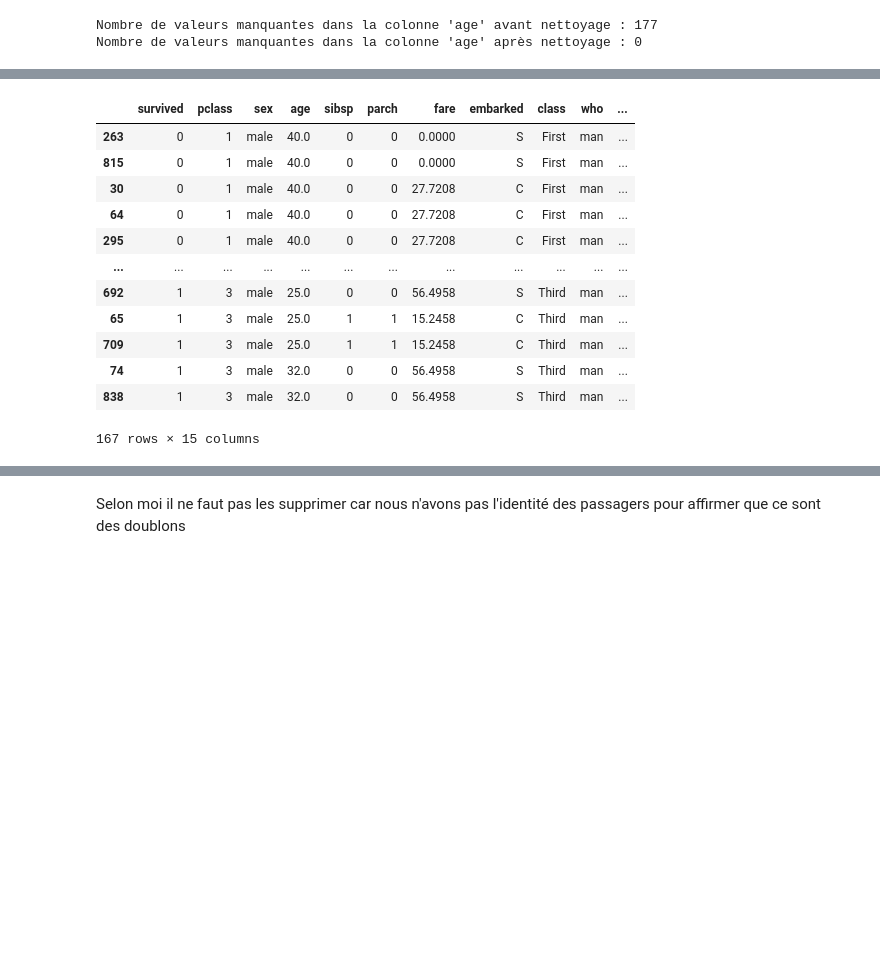
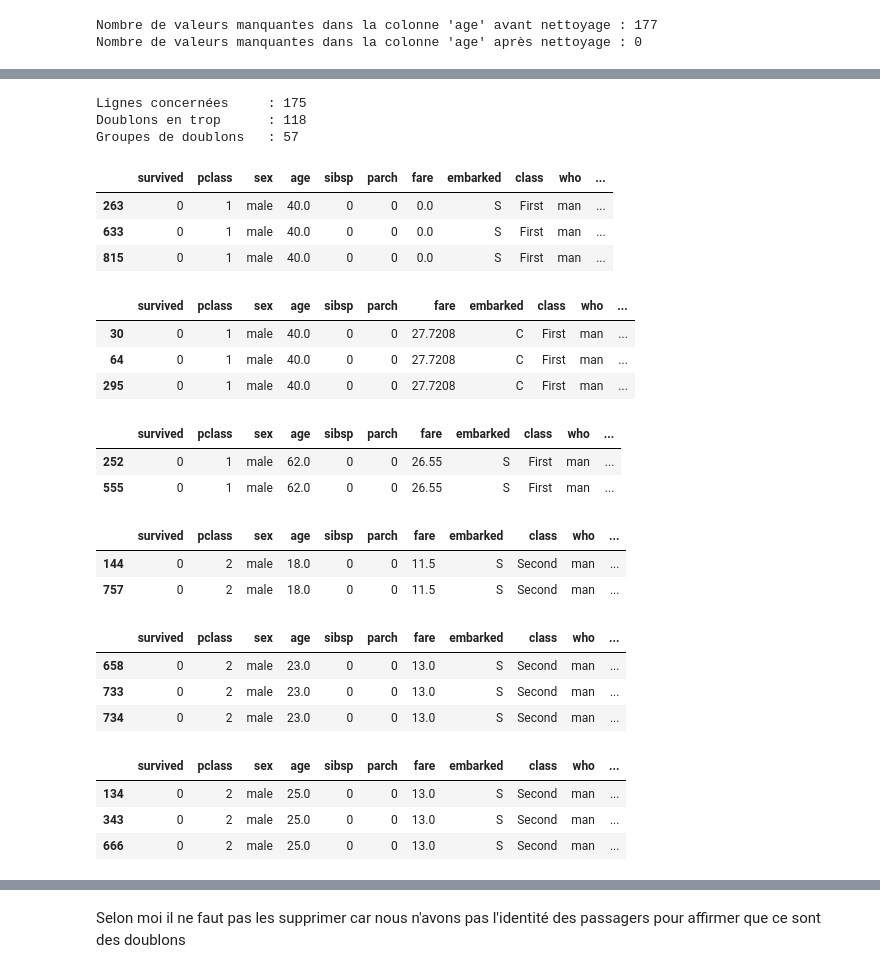
Before and after one commit to DaupinDavid/Exercices_Python, a Jupyter notebook: exercice-08/exercice.ipynb, the cells around one changed output, grey strips where cells are left out. Drawn from its saved outputs; the diff is of its cells as text; code cells hidden in the pictures; blank space fills up the shorter version.

```diff
--- a/exercice-08/exercice.ipynb
+++ b/exercice-08/exercice.ipynb
@@ -23,12 +36,3 @@ print("Nombre de valeurs manquantes dans la colonne 'age' après nettoyage :", d
 # %% [output]
 Nombre de valeurs manquantes dans la colonne 'age' avant nettoyage : 177
 Nombre de valeurs manquantes dans la colonne 'age' après nettoyage : 0
-# %%
-df["deck"].unique()
-print("Nombre de valeurs manquantes dans la colonne 'deck' avant nettoyage :", df["deck"].isna().sum())
-
-df["deck"].value_counts(dropna=False)
-df["deck"] = df["deck"].cat.add_categories(["Inconnu"]).fillna("Inconnu")
-df["deck"].value_counts()
-
-print("Nombre de valeurs manquantes dans la colonne 'deck' après nettoyage :", df["deck"].isna().sum())
@@ -37,0 +41,7 @@ Nombre de valeurs manquantes dans la colonne 'deck' après nettoyage : 0
+# %%
+print("Colonnes présentes dans le Dataset :", list(df.columns)
+)
+
+df = df.drop(columns=["deck"])
+
+print("Colonnes restantes :", list(df.columns))
@@ -38,8 +53,18 @@ Nombre de valeurs manquantes dans la colonne 'deck' après nettoyage : 0
 # %%
-df["embark_town"].unique()
-print("Nombre de valeurs manquantes dans la colonne 'embark_town' avant nettoyage :", df["embark_town"].isna().sum())
+print("Nombre de valeurs manquantes dans les colonnes 'embark_town' et 'embarked' avant nettoyage :")
+
+for col in ["embark_town", "embarked"]:
+    print(
+        f"{col} : {df[col].isna().sum()} valeurs manquantes "
+        f"({df[col].isna().sum() / len(df) * 100:.2f}%)"
+    )
+
+print("\nValeurs manquantes dans les colonnes 'embark_town' et 'embarked' :")
+print(df.loc[df["embark_town"].isna() | df["embarked"].isna(), ["embarked", "embark_town"]])
 
 df["embark_town"] = df["embark_town"].fillna("Inconnu")
+df["embarked"] = df["embarked"].fillna("Inconnu")
 
-print("Nombre de valeurs manquantes dans la colonne 'embark_town' après nettoyage :", df["embark_town"].isna().sum())
+print("\nNombre de valeurs manquantes dans la colonne 'embark_town' et 'embarked' après nettoyage et pourcentage :", (df["embark_town"].isna().sum() + df["embarked"].isna().sum()) / len(df) * 100, "%")
+print(df.loc[[61, 829], ["embarked", "embark_town"]])
 # %% [output]
@@ -50,17 +86,37 @@ Examinons les doublons:
 # %%
-df.duplicated().sum()
-df[df.duplicated(keep=False)].sort_values(by=list(df.columns))
+print("Lignes concernées     :", df.duplicated(keep=False).sum())
+print("Doublons en trop      :", df.duplicated().sum())
+
+print("Groupes de doublons   :", df[df.duplicated(keep=False)].groupby(list(df.columns), dropna=False).ngroups)
+print("\n")
+
+doublons = df[df.duplicated(keep=False)].sort_values(by=list(df.columns))
+for _, bloc in doublons.groupby(list(df.columns), dropna=False):
+    display(bloc)
+    print("\n")
 # %% [output]
+Lignes concernées     : 175
+Doublons en trop      : 118
+Groupes de doublons   : 57
 |  | survived | pclass | sex | age | sibsp | parch | fare | embarked | class | who | ... |
-| 263 | 0 | 1 | male | 40.0 | 0 | 0 | 0.0000 | S | First | man | ... |
-| 815 | 0 | 1 | male | 40.0 | 0 | 0 | 0.0000 | S | First | man | ... |
-| 30 | 0 | 1 | male | 40.0 | 0 | 0 | 27.7208 | C | First | man | ... |
-| 64 | 0 | 1 | male | 40.0 | 0 | 0 | 27.7208 | C | First | man | ... |
-| 295 | 0 | 1 | male | 40.0 | 0 | 0 | 27.7208 | C | First | man | ... |
-| ... | ... | ... | ... | ... | ... | ... | ... | ... | ... | ... | ... |
-| 692 | 1 | 3 | male | 25.0 | 0 | 0 | 56.4958 | S | Third | man | ... |
-| 65 | 1 | 3 | male | 25.0 | 1 | 1 | 15.2458 | C | Third | man | ... |
-| 709 | 1 | 3 | male | 25.0 | 1 | 1 | 15.2458 | C | Third | man | ... |
-| 74 | 1 | 3 | male | 32.0 | 0 | 0 | 56.4958 | S | Third | man | ... |
-| 838 | 1 | 3 | male | 32.0 | 0 | 0 | 56.4958 | S | Third | man | ... |
+| 263 | 0 | 1 | male | 40.0 | 0 | 0 | 0.0 | S | First | man | ... |
+| 633 | 0 | 1 | male | 40.0 | 0 | 0 | 0.0 | S | First | man | ... |
+| 815 | 0 | 1 | male | 40.0 | 0 | 0 | 0.0 | S | First | man | ... |
-167 rows × 15 columns
+|  | survived | pclass | sex | age | sibsp | parch | fare | embarked | class | who | ... |
+| 30 | 0 | 1 | male | 40.0 | 0 | 0 | 27.7208 | C | First | man | ... |
+| 64 | 0 | 1 | male | 40.0 | 0 | 0 | 27.7208 | C | First | man | ... |
+| 295 | 0 | 1 | male | 40.0 | 0 | 0 | 27.7208 | C | First | man | ... |
+|  | survived | pclass | sex | age | sibsp | parch | fare | embarked | class | who | ... |
+| 252 | 0 | 1 | male | 62.0 | 0 | 0 | 26.55 | S | First | man | ... |
+| 555 | 0 | 1 | male | 62.0 | 0 | 0 | 26.55 | S | First | man | ... |
+|  | survived | pclass | sex | age | sibsp | parch | fare | embarked | class | who | ... |
+| 144 | 0 | 2 | male | 18.0 | 0 | 0 | 11.5 | S | Second | man | ... |
+| 757 | 0 | 2 | male | 18.0 | 0 | 0 | 11.5 | S | Second | man | ... |
+|  | survived | pclass | sex | age | sibsp | parch | fare | embarked | class | who | ... |
+| 658 | 0 | 2 | male | 23.0 | 0 | 0 | 13.0 | S | Second | man | ... |
+| 733 | 0 | 2 | male | 23.0 | 0 | 0 | 13.0 | S | Second | man | ... |
+| 734 | 0 | 2 | male | 23.0 | 0 | 0 | 13.0 | S | Second | man | ... |
+|  | survived | pclass | sex | age | sibsp | parch | fare | embarked | class | who | ... |
+| 134 | 0 | 2 | male | 25.0 | 0 | 0 | 13.0 | S | Second | man | ... |
+| 343 | 0 | 2 | male | 25.0 | 0 | 0 | 13.0 | S | Second | man | ... |
+| 666 | 0 | 2 | male | 25.0 | 0 | 0 | 13.0 | S | Second | man | ... |
```
Also changed, not shown: parts of 35 cells of this notebook, 2 other files.
